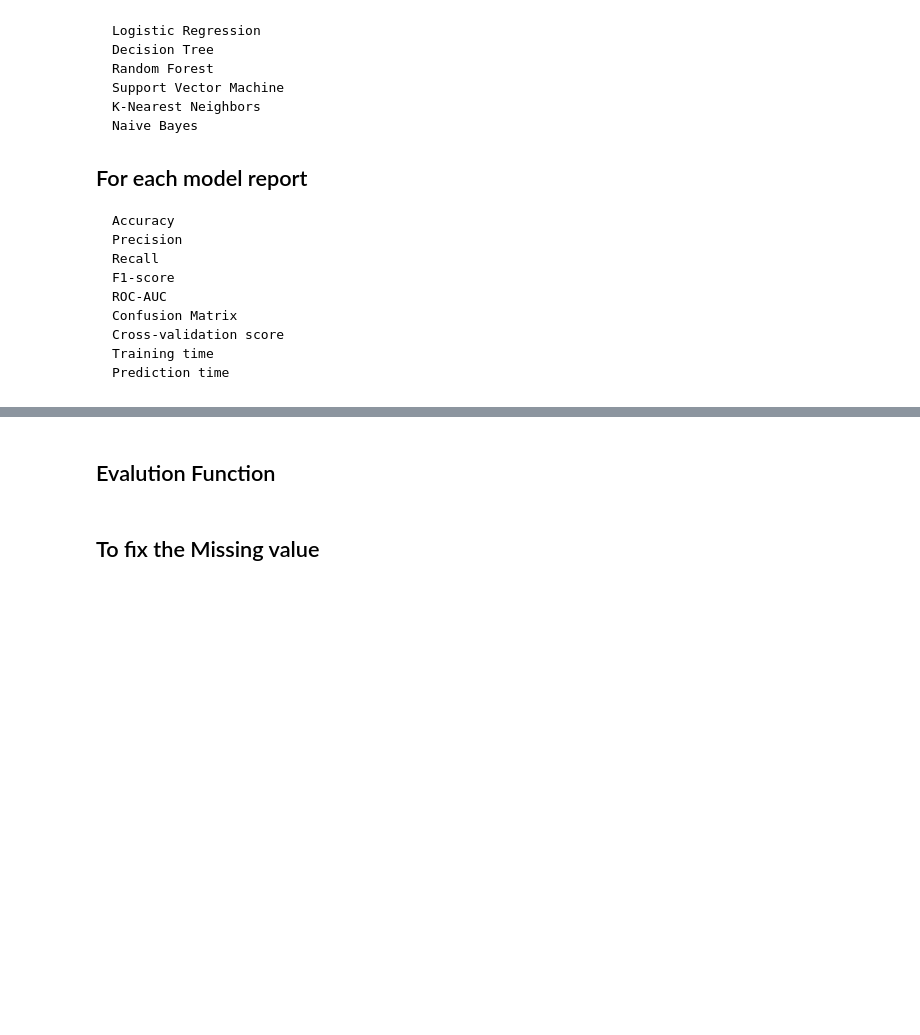
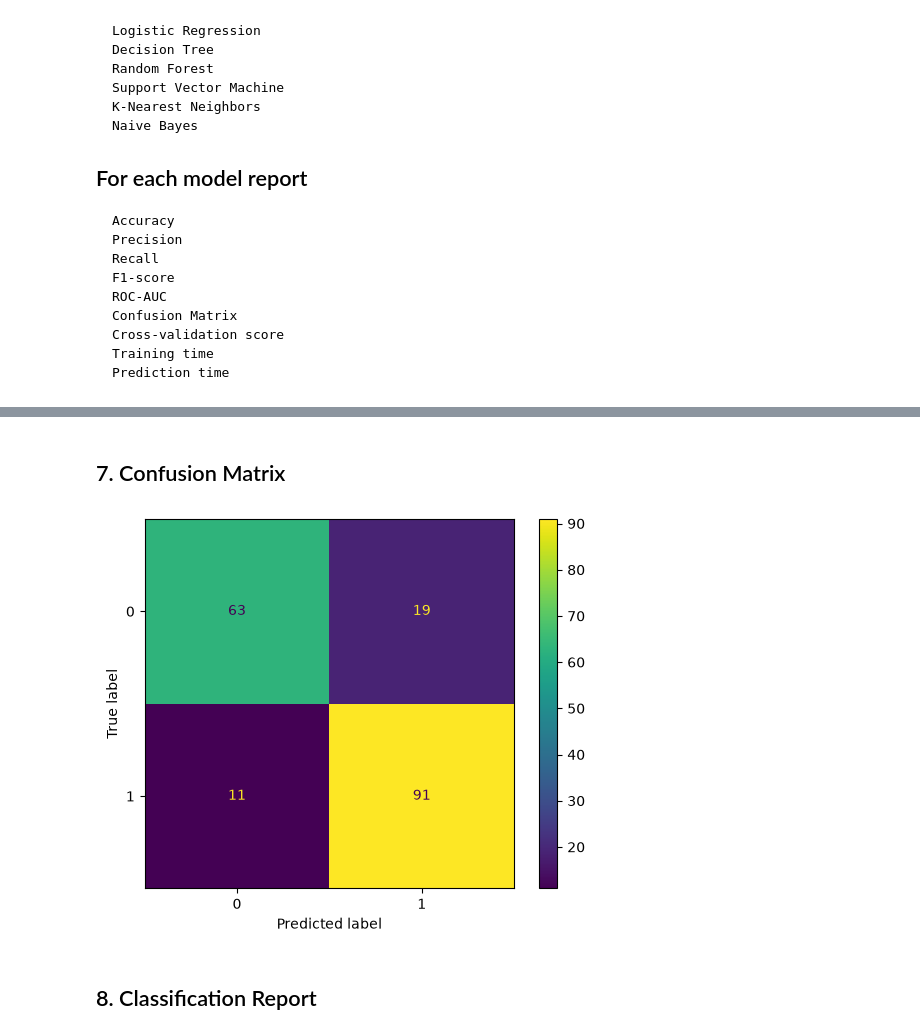
Before and after one commit to Thakurji890/Heart-Disease-Prediction, a Jupyter notebook: notebooks/03_Baseline_Models.ipynb, the cells around one changed output, grey strips where cells are left out. Saved outputs shown, nothing was run; the diff lists cells and outputs as text; code cells hidden in the pictures; blank space fills up the shorter version.

```diff
--- a/notebooks/03_Baseline_Models.ipynb
+++ b/notebooks/03_Baseline_Models.ipynb
@@ -37,11 +75,10 @@ X_scaled = scaler.fit_transform(X)
 # %%
-from sklearn.model_selection import train_test_split
-
-X_train, X_test, y_train, y_test = train_test_split(
-    X_scaled,
-    y,
-    test_size=0.20,
-    random_state=42,
-    stratify=y
-)
+models = {
+    "Logistic Regression": LogisticRegression(random_state=42, max_iter=1000),
+    "Decision Tree": DecisionTreeClassifier(random_state=42),
+    "Random Forest": RandomForestClassifier(random_state=42),
+    "Support Vector Machine": SVC(probability=True, random_state=42),
+    "KNN": KNeighborsClassifier(),
+    "Naive Bayes": GaussianNB()
+}
 # %% [markdown]
@@ -108,46 +166,10 @@ models = {
 # %% [markdown]
-## Evalution Function
+## 7. Confusion Matrix
 # %%
-def evaluate_model(model):
-
-    model.fit(X_train, y_train)
-
-    prediction = model.predict(X_test)
-
-    probability = model.predict_proba(X_test)[:,1]
-
-    accuracy = accuracy_score(y_test, prediction)
-
-    precision = precision_score(y_test, prediction)
-
-    recall = recall_score(y_test, prediction)
-
-    f1 = f1_score(y_test, prediction)
-
-    auc = roc_auc_score(y_test, probability)
-
-    cv = cross_val_score(
-        model,
-        X_train,
-        y_train,
-        cv=5,
-        scoring="accuracy"
-    ).mean()
-
-    return [
-
-        accuracy,
-
-        precision,
-
-        recall,
-
-        f1,
-
-        auc,
-
-        cv
-    ]
+ConfusionMatrixDisplay.from_estimator(best_model, X_test, y_test)
+plt.show()
+# %% [output]
+[figure, added]
 # %% [markdown]
-## To fix the Missing value
+## 8. Classification Report
 # %%
```
Also changed, not shown: parts of 27 cells of this notebook, 1 other file.
